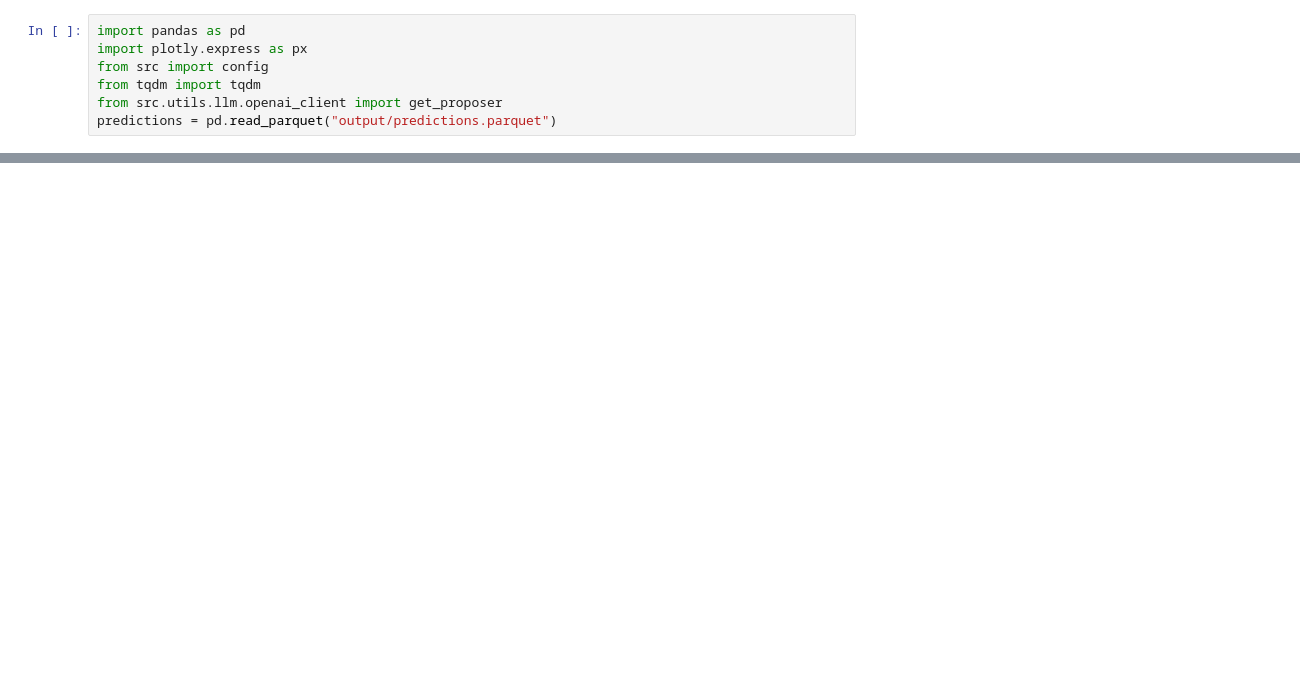
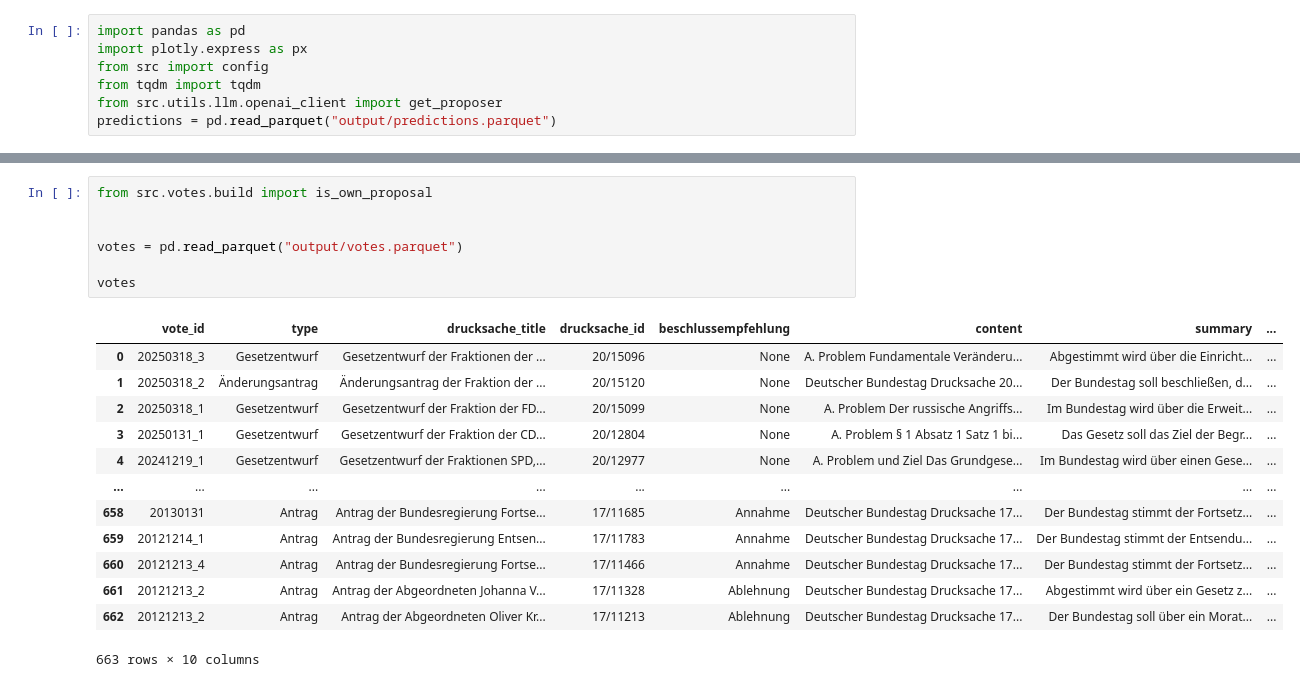
Before and after one commit to jhKessler/quantifying-political-consistency, a Jupyter notebook: analysis.ipynb, the cells around one changed output, grey strips where cells are left out. Drawn from its saved outputs; the diff is of its cells as text; blank space fills up the shorter version.

```diff
--- a/analysis.ipynb
+++ b/analysis.ipynb
@@ -23,0 +29,21 @@ predictions
+# %%
+from src.votes.build import is_own_proposal
+
+
+votes = pd.read_parquet("output/votes.parquet")
+
+votes
+# %% [output]
+|  | vote_id | type | drucksache_title | drucksache_id | beschlussempfehlung | content | summary | ... |
+| 0 | 20250318_3 | Gesetzentwurf | Gesetzentwurf der Fraktionen der ... | 20/15096 | None | A. Problem Fundamentale Veränderu... | Abgestimmt wird über die Einricht... | ... |
+| 1 | 20250318_2 | Änderungsantrag | Änderungsantrag der Fraktion der ... | 20/15120 | None | Deutscher Bundestag Drucksache 20... | Der Bundestag soll beschließen, d... | ... |
+| 2 | 20250318_1 | Gesetzentwurf | Gesetzentwurf der Fraktion der FD... | 20/15099 | None | A. Problem Der russische Angriffs... | Im Bundestag wird über die Erweit... | ... |
+| 3 | 20250131_1 | Gesetzentwurf | Gesetzentwurf der Fraktion der CD... | 20/12804 | None | A. Problem § 1 Absatz 1 Satz 1 bi... | Das Gesetz soll das Ziel der Begr... | ... |
+| 4 | 20241219_1 | Gesetzentwurf | Gesetzentwurf der Fraktionen SPD,... | 20/12977 | None | A. Problem und Ziel Das Grundgese... | Im Bundestag wird über einen Gese... | ... |
+| ... | ... | ... | ... | ... | ... | ... | ... | ... |
+| 658 | 20130131 | Antrag | Antrag der Bundesregierung Fortse... | 17/11685 | Annahme | Deutscher Bundestag Drucksache 17... | Der Bundestag stimmt der Fortsetz... | ... |
+| 659 | 20121214_1 | Antrag | Antrag der Bundesregierung Entsen... | 17/11783 | Annahme | Deutscher Bundestag Drucksache 17... | Der Bundestag stimmt der Entsendu... | ... |
+| 660 | 20121213_4 | Antrag | Antrag der Bundesregierung Fortse... | 17/11466 | Annahme | Deutscher Bundestag Drucksache 17... | Der Bundestag stimmt der Fortsetz... | ... |
+| 661 | 20121213_2 | Antrag | Antrag der Abgeordneten Johanna V... | 17/11328 | Ablehnung | Deutscher Bundestag Drucksache 17... | Abgestimmt wird über ein Gesetz z... | ... |
+| 662 | 20121213_2 | Antrag | Antrag der Abgeordneten Oliver Kr... | 17/11213 | Ablehnung | Deutscher Bundestag Drucksache 17... | Der Bundestag soll über ein Morat... | ... |
+663 rows × 10 columns
```
Also changed, not shown: parts of 2 cells of this notebook, 8 other files.
